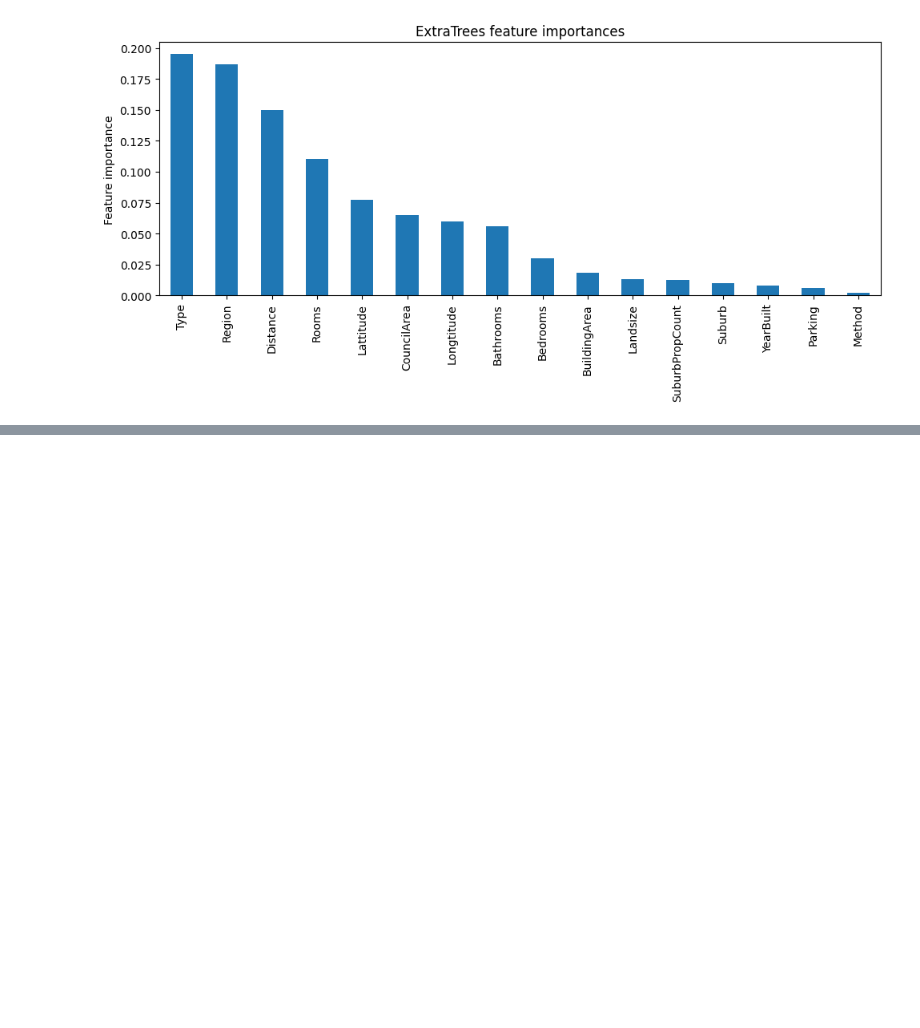
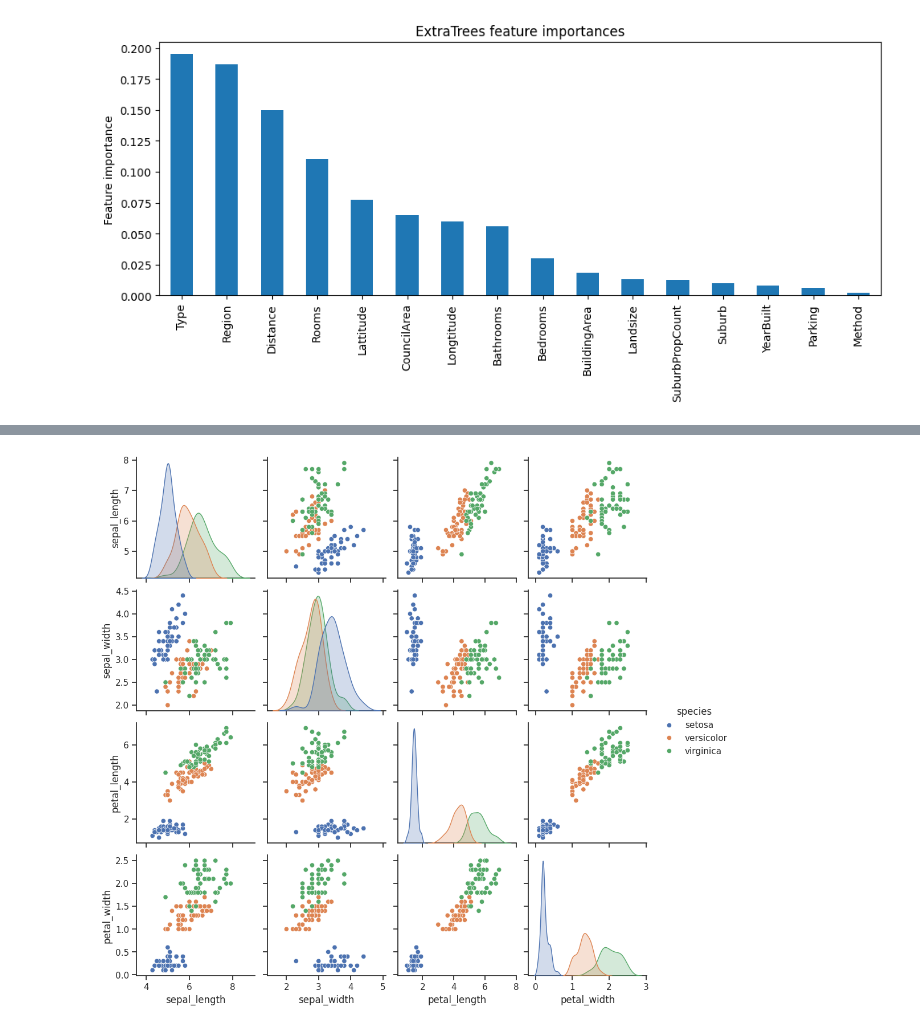
Before and after one commit to poryaa/Azure_book, a Jupyter notebook: test_ch5.ipynb, the cells around one changed output, grey strips where cells are left out. Saved outputs shown, nothing was run; the diff lists cells and outputs as text; code cells hidden in the pictures; blank space fills up the shorter version.

```diff
--- a/test_ch5.ipynb
+++ b/test_ch5.ipynb
@@ -579,0 +591,11 @@ fig.show()
+# %%
+from azureml.core import Workspace, Experiment
+ws = Workspace.from_config()
+
+exp = Experiment(ws,name="log_the_figures")
+
+with exp.start_logging() as run:
+    fig = sns.pairplot(df,hue="species")
+    run.log_image(name="Pairplot of Iris", plot=fig)
+# %% [output]
+[figure, added]
```
Also changed, not shown: parts of 3 cells of this notebook, 2 other files.
